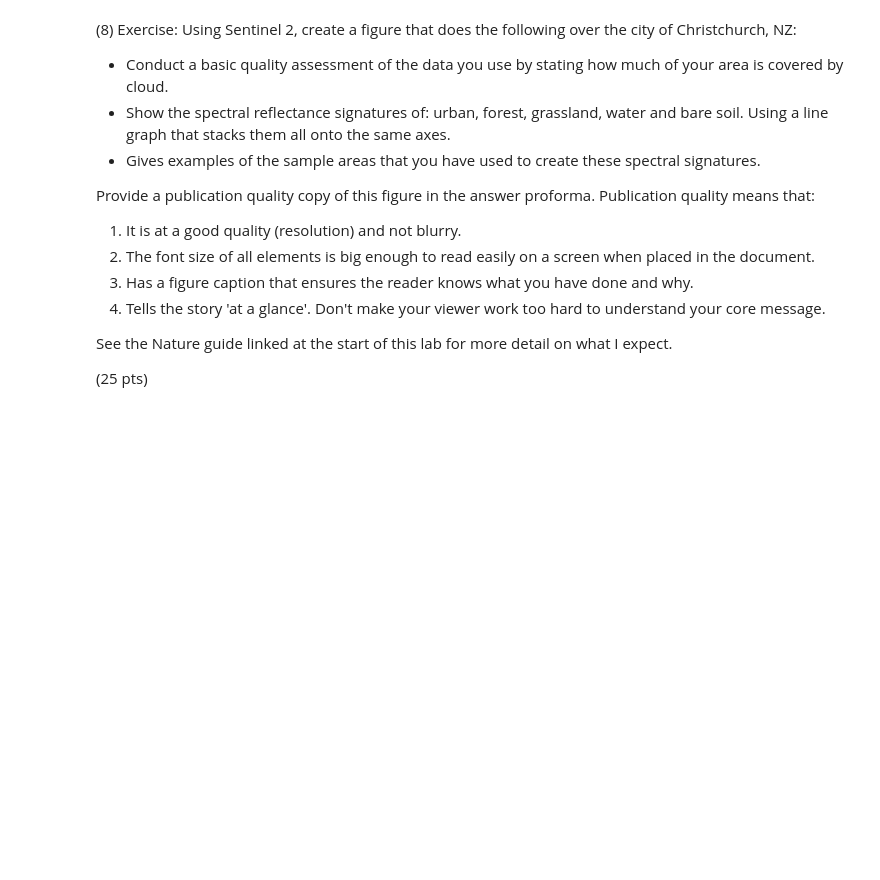
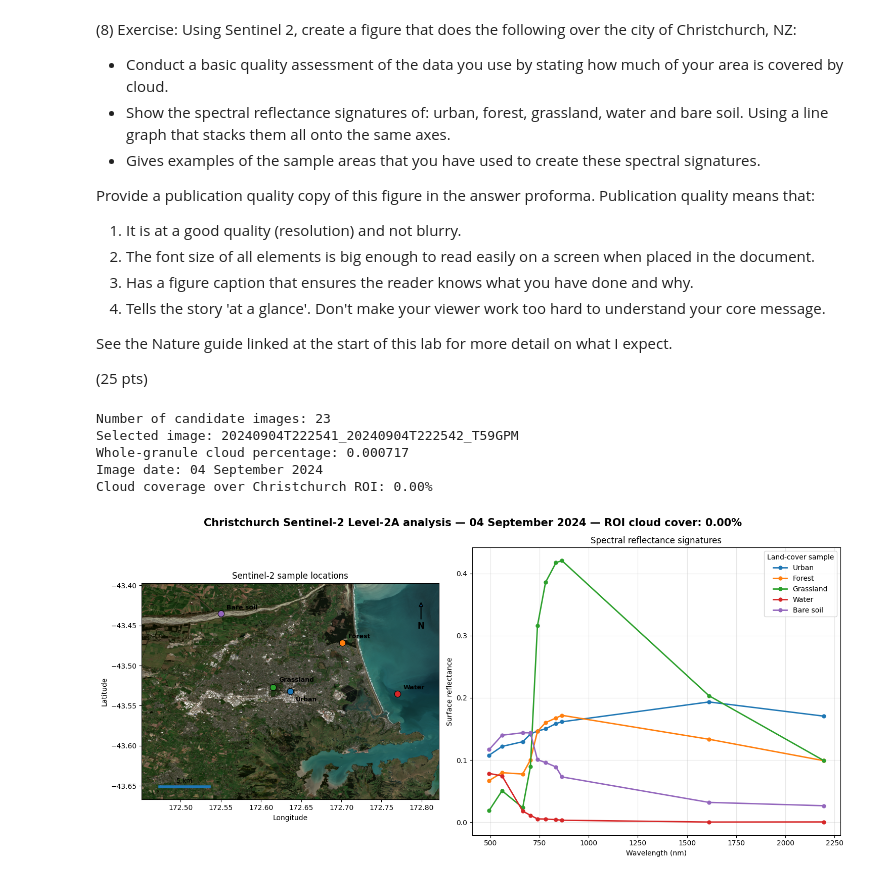
Before and after one commit to lucyr123/SatelliteDataAI-UOA, a Jupyter notebook: Lab-Notebooks/761_Lab1.ipynb, the cells around one changed output. Saved outputs shown, nothing was run; the diff lists cells and outputs as text; code cells hidden in the pictures; blank space fills up the shorter version.

```diff
--- a/Lab-Notebooks/761_Lab1.ipynb
+++ b/Lab-Notebooks/761_Lab1.ipynb
@@ -537,13 +533,18 @@ roi = christchurch.buffer(15000).bounds()
 # Find a relatively low-cloud Sentinel-2 SR image
 collection = (
     ee.ImageCollection('COPERNICUS/S2_SR_HARMONIZED')
-    .filterBounds(roi)
+    .filterBounds(christchurch)
     .filterDate('2024-01-01', '2025-01-01')
     .filter(ee.Filter.lt('CLOUDY_PIXEL_PERCENTAGE', 20))
     .sort('CLOUDY_PIXEL_PERCENTAGE')
 )
 
 image = ee.Image(collection.first())
+
+# Get image acquisition date
+selected_date = ee.Date(
+    image.get('system:time_start')
+).format('dd MMMM YYYY').getInfo()
 
 print(
     'Number of candidate images:',
@@ -558,6 +559,11 @@ print(
 print(
     'Whole-granule cloud percentage:',
     image.get('CLOUDY_PIXEL_PERCENTAGE').getInfo()
+)
+
+print(
+    'Image date:',
+    selected_date
 )
 
 
@@ -656,10 +662,10 @@ sample_points = {
         -43.5350
     ],
 
-    # Sumner beach/sand area
+    # Exposed river sediment
     'Bare soil': [
-        172.7570,
-        -43.5710
+        172.550,
+        -43.435
     ]
 }
 
@@ -687,9 +693,6 @@ for name, geom in sample_regions.items():
         else mean_values[b]
         for b in bands
     ]
-
-for name, values in signatures.items():
-    print(name, values)
 
 # Create a true-colour image for the map panel
 rgb = (
@@ -753,6 +756,16 @@ with tempfile.NamedTemporaryFile(suffix='.png') as f:
     )
 
 
+# Label offsets to avoid overlapping labels
+label_offsets = {
+    'Urban': (8, -14),
+    'Forest': (8, 6),
+    'Grassland': (8, 8),
+    'Water': (8, 6),
+    'Bare soil': (8, 6)
+}
+
+
 # Plot and label each sample
 for name, (lon, lat) in sample_points.items():
 
@@ -768,7 +781,7 @@ for name, (lon, lat) in sample_points.items():
     ax1.annotate(
         name,
         (lon, lat),
-        xytext=(5, 5),
+        xytext=label_offsets[name],
         textcoords='offset points',
         fontsize=9,
         weight='bold'
@@ -877,31 +890,39 @@ ax2.grid(
     alpha=0.3
 )
 
 ax2.legend(
     title='Land-cover sample'
 )
 
 
 # Overall title
 fig.suptitle(
     (
-        'Christchurch Sentinel-2 Level-2A analysis — '
+        f'Christchurch Sentinel-2 Level-2A analysis — '
+        f'{selected_date} — '
         f'ROI cloud cover: {roi_cloud_pct:.2f}%'
     ),
     fontsize=15,
     weight='bold'
 )
 
 
 plt.tight_layout()
 
 
 # Save figure
 plt.savefig(
     'Lab1_Q8_Christchurch_spectral_signatures.png',
     dpi=300,
     bbox_inches='tight'
 )
 
 
 plt.show()
+# %% [output]
+Number of candidate images: 23
+Selected image: 20240904T222541_20240904T222542_T59GPM
+Whole-granule cloud percentage: 0.000717
+Image date: 04 September 2024
+Cloud coverage over Christchurch ROI: 0.00%
+[figure, added]
```
Also changed, not shown: parts of 4 cells of this notebook.
